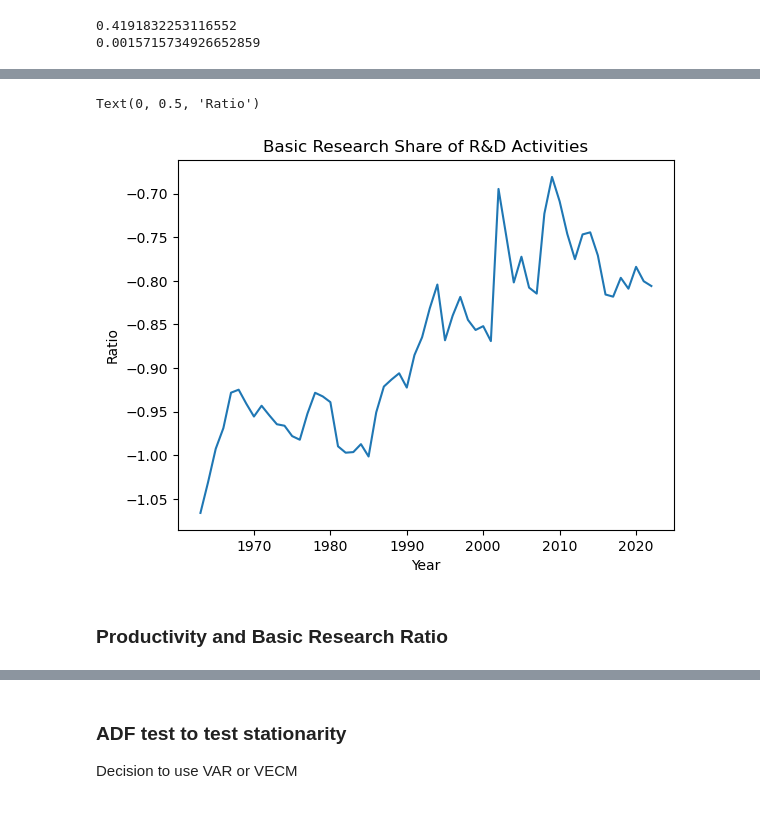
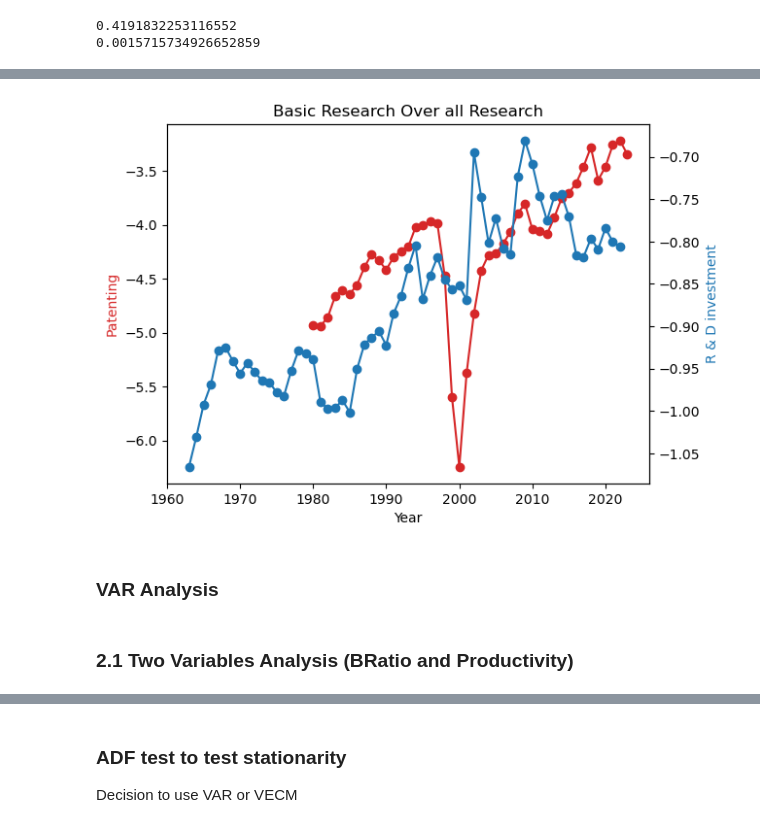
Before and after one commit to yueyun-zhang/InnovationEconomics-Exploration, a Jupyter notebook: Basic Research/Basic Research - VAR.ipynb, the cells around one changed output, grey strips where cells are left out. Cells and saved outputs as stored; diff of their text form; code cells hidden in the pictures.

```diff
--- a/Basic Research/Basic Research - VAR.ipynb
+++ b/Basic Research/Basic Research - VAR.ipynb
@@ -27,6 +24,6 @@ Cons: Not sure if necessary
 # %%
 # OECD Basic Research Ratio
-RD_BRatio = pd.read_excel('~/Derwent-Data/VAR_Analysis/OECD_RD/OECDBratio1980.xlsx')
+RD_BRatio = pd.read_excel('Data/OECDBratio1980.xlsx')
 # %%
 # Mean
 print(np.mean(RD_BRatio['Bratio']))
@@ -36,3 +33,4 @@ print(np.var(RD_BRatio['Bratio']))
 0.0015715734926652859
 # %%
 RD_BRatio['log_BRatio'] = np.log(RD_BRatio['Bratio'])
+RD_BRatio = RD_BRatio[['Year', 'log_BRatio']]
@@ -38,0 +39,13 @@ RD_BRatio['log_BRatio'] = np.log(RD_BRatio['Bratio'])
+# %%
+all_USpatent = pd.read_csv('Data/all_patent.csv')
+
+b_patent1 = pd.read_csv('Data/1.csv')
+b_patent2 = pd.read_csv('Data/2.csv')
+b_patent3 = pd.read_csv('Data/3.csv')
+b_patent = pd.concat([b_patent1, b_patent2, b_patent3])
+b_patent =  b_patent.groupby(['Year']).count()
+
+patent_df = pd.merge(all_USpatent, b_patent, on='Year').dropna()
+
+patent_df['patent_bratio'] = np.log(patent_df['Name']/patent_df['Number'])
+patent_df = patent_df[['Year', 'patent_bratio']]
@@ -38,0 +54,2 @@ RD_BRatio['log_BRatio'] = np.log(RD_BRatio['Bratio'])
+# %%
+B_df = pd.merge(patent_df, RD_BRatio, on='Year', how='outer')
@@ -39,11 +72,22 @@ RD_BRatio['log_BRatio'] = np.log(RD_BRatio['Bratio'])
 # %%
-plt.plot(RD_BRatio['Year'], RD_BRatio['log_BRatio'])
-plt.title("Basic Research Share of R&D Activities")
-plt.xlabel('Year')
-plt.ylabel('Ratio')
+fig, ax1 = plt.subplots()
+
+# Plot Temperature on the primary y-axis
+ax1.plot(B_df['Year'], B_df['patent_bratio'], color='tab:red', marker='o')
+ax1.set_xlabel('Year')
+ax1.set_ylabel('Patenting', color='tab:red')
+
+# Create a twin of the x-axis
+ax2 = ax1.twinx()
+
+# Plot Rainfall on the secondary y-axis
+ax2.plot(B_df['Year'], B_df['log_BRatio'], color='tab:blue', marker='o')
+ax2.set_ylabel('R & D investment', color='tab:blue')
+
+plt.title('Basic Research Over all Research')
+plt.show()
 # %% [output]
-Text(0, 0.5, 'Ratio')
-[figure, old version]
+[figure, new version]
 # %%
 api = "f778a2073453c711be0c316569a478d2"
 fred = Fred(api_key=api)
@@ -80,3 +121,5 @@ data = pd.DataFrame(data)
 # %%
 data = data.dropna()
 smdata = data.drop('year', axis=1)
+# %% [markdown]
+### VAR Analysis
@@ -83,2 +146,2 @@ smdata = data.drop('year', axis=1)
 # %% [markdown]
-### Productivity and Basic Research Ratio
+### 2.1 Two Variables Analysis (BRatio and Productivity)
```
Also changed, not shown: parts of 34 cells of this notebook, 6 other files.
